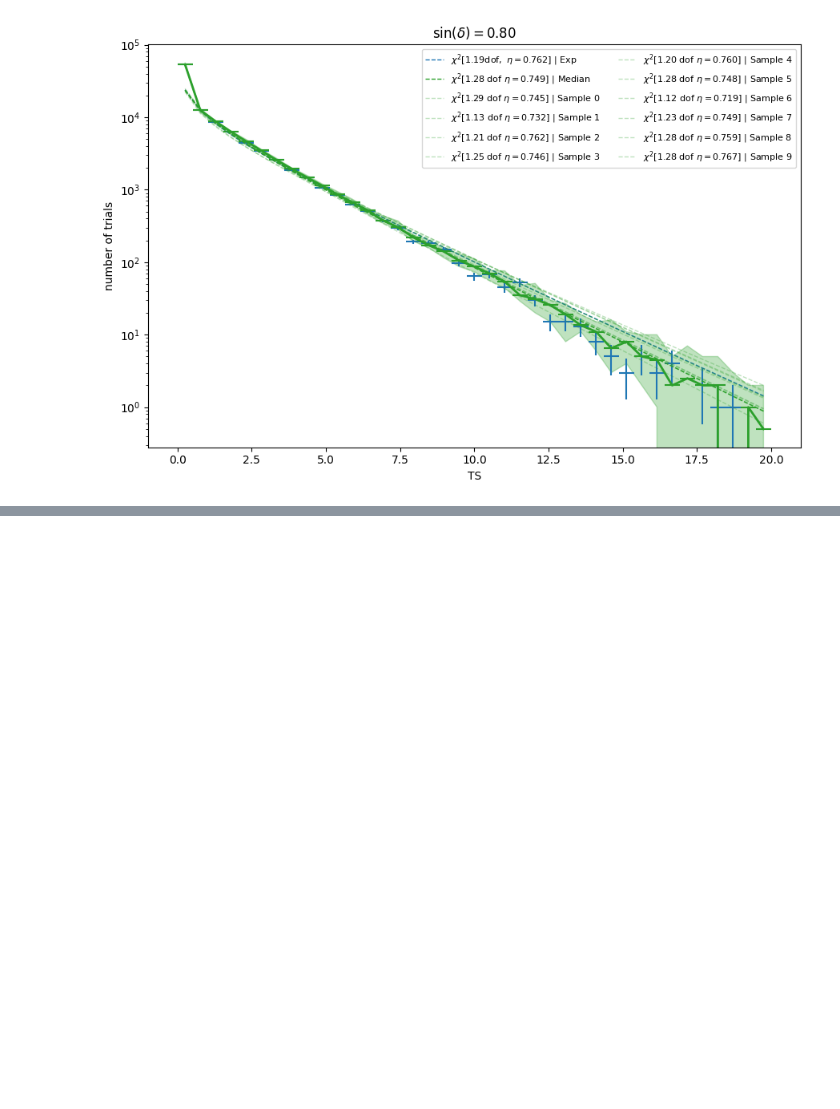
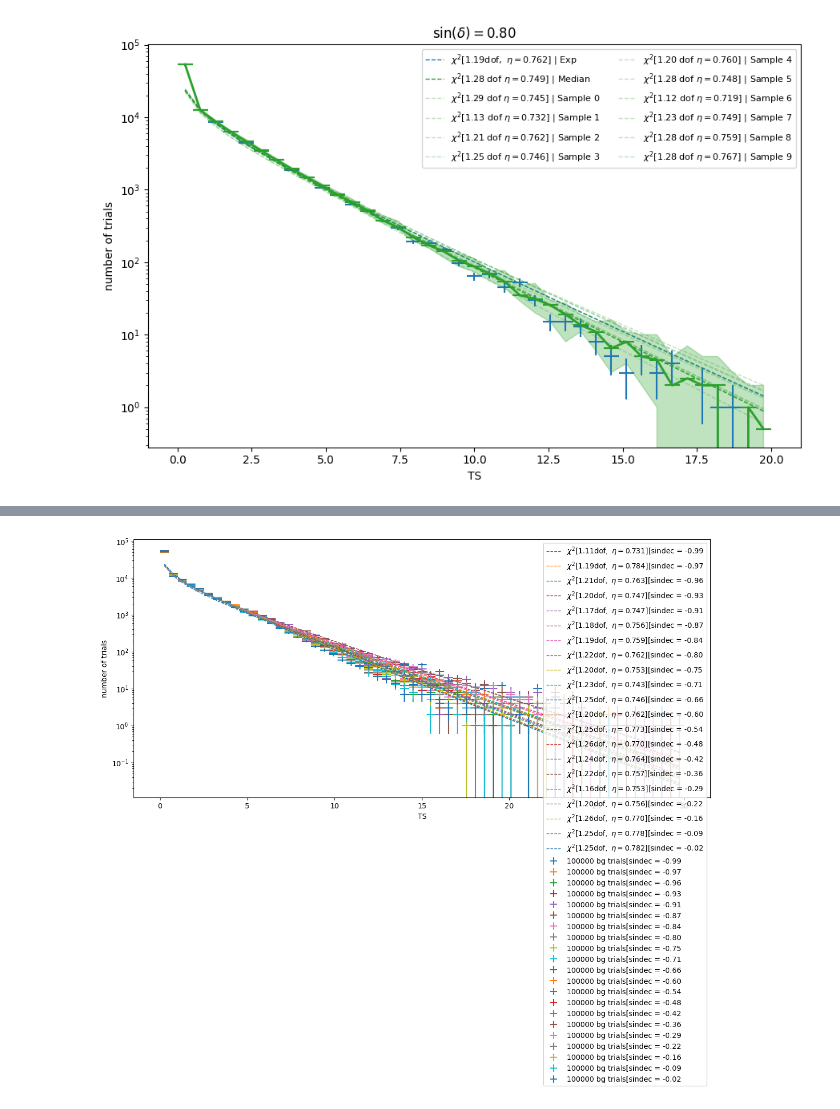
Before and after one commit to ssclafani949/DNNCascade, a Jupyter notebook: notebooks/analysis/bkg_ts_fluctuations.ipynb, the cells around one changed output, grey strips where cells are left out. Cells and saved outputs as stored; diff of their text form; code cells hidden in the pictures; blank space fills up the shorter version.

```diff
--- a/notebooks/analysis/bkg_ts_fluctuations.ipynb
+++ b/notebooks/analysis/bkg_ts_fluctuations.ipynb
@@ -451,0 +897,16 @@ for sindec in sindecs:
+# %%
+trial_dir = '/data/user/ssclafani/data/analyses/baseline_analysis/ps/trials/DNNC/'
+
+try:
+    with open(os.path.join(trial_dir, 'bg.dict'), 'rb') as f:
+        default_bg = pickle.load(f)['dec']
+except Exception as e:
+    print('Skipping!')
+    print(e)
+
+try:
+    with open(os.path.join(trial_dir, 'bg_chi2.dict'), 'rb') as f:
+        default_bg_chi2 = pickle.load(f)['dec']
+except Exception as e:
+    print('Skipping!')
+    print(e)
@@ -451,0 +915,74 @@ for sindec in sindecs:
+# %%
+plot_mc_trials = False
+bins = np.linspace(0, 30, 60)
+density = True
+fig, ax = plt.subplots(figsize=(12, 9))
+color_cycler = cycle(colors)
+
+for i,(sindec, (trials, _, seeds)) in  enumerate(trials_replace.items()):
+    assert len(np.unique(seeds)) == len(seeds), seeds
+
+    bg = cy.dists.Chi2TSD(trials)
+    color = next(color_cycler)
+    suffix = '[sindec = {:3.2f}'.format(sindec)
+    plot_bkg_trials(
+        bg, fig=fig, ax=ax, bins=bins,
+        color=color,
+        label='{} bg trials' + suffix,
+        label_fit=r'$\chi^2[{:.2f}\mathrm{{dof}},\ \eta={:.3f}]$' +  suffix,
+    )
+
+    fig_i, ax_i = plt.subplots(figsize=(9, 6))
+    plot_bkg_trials(
+        bg, fig=fig_i, ax=ax_i, bins=bins,
+        density=density,
+    )
+
+    # plot status quo
+    dec_rounded = np.round(np.rad2deg(np.arcsin(sindec)), decimals=1)
+    if dec_rounded in default_bg_chi2:
+        plot_bkg_trials(
+            default_bg_chi2[dec_rounded], fig=fig_i, ax=ax_i, bins=bins,
+            density=density,
+            color=colors[1],
+            label='{} bg trials [DEFAULT]',
+            label_fit=r'$\chi^2[{:.2f}\mathrm{{dof}},\ \eta={:.3f}]$ [DEFAULT]',
+        )
+    else:
+        print('Could not find DEFAULT trials for dec: {:3.3f}'.format(dec_rounded))
+
+    # plot MC toy scrambles
+    if plot_mc_trials:
+        if (sindec, 0) in trials_replace_mc:
+
+            # collect trials over all toy MC scrambles
+            mc_trials = cy.utils.Events({'gamma': [], 'ns': [], 'ts': []})
+            for iteration in range(n_iterations):
+                key = (sindec, iteration)
+                if key in trials_replace_mc:
+                    mc_trials += trials_replace_mc[key][0]
+                else:
+                    print('No toy MC found for iteration {}'.format(iteration))
+            bg_mc = cy.dists.Chi2TSD(mc_trials)
+
+            # plot toy MC scrambles
+            plot_bkg_trials(
+                bg_mc, fig=fig_i, ax=ax_i, bins=bins,
+                density=density,
+                color=colors[2],
+                label='{} bg trials [Toy MC]',
+                label_fit=r'$\chi^2[{:.2f}\mathrm{{dof}},\ \eta={:.3f}]$ [Toy MC]',
+            )
+
+        else:
+            print('Could not find Toy MC trials for dec: {:3.3f}'.format(dec_rounded))
+
+    ax_i.set_title('$\sin \delta$: {:3.2f} | $\delta$: {:3.2f}°'.format(
+        sindec, np.rad2deg(np.arcsin(sindec))))
+    fig_i.tight_layout()
+    fig_i.savefig(os.path.join(plot_dir, 'replacement_sampling_ts_dist_sindec_{:3.3f}{}.png'.format(sindec, file_addition)))
+
+fig.tight_layout()
+fig.savefig(os.path.join(plot_dir, 'replacement_sampling_ts_dists{}.png'.format(file_addition)))
+# %% [output]
+[figure, added]
```
Also changed, not shown: parts of 28 cells of this notebook, 7 other files.
